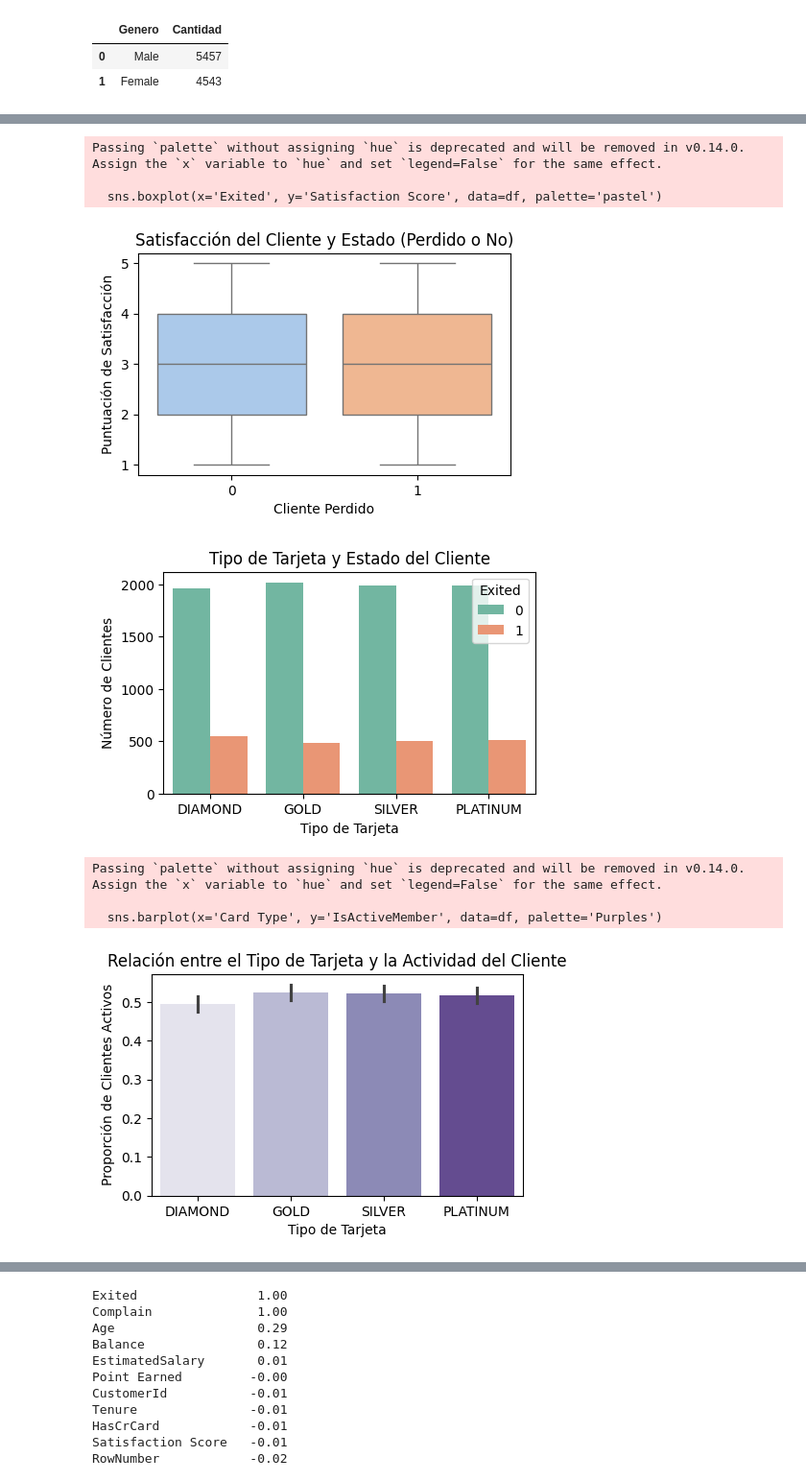
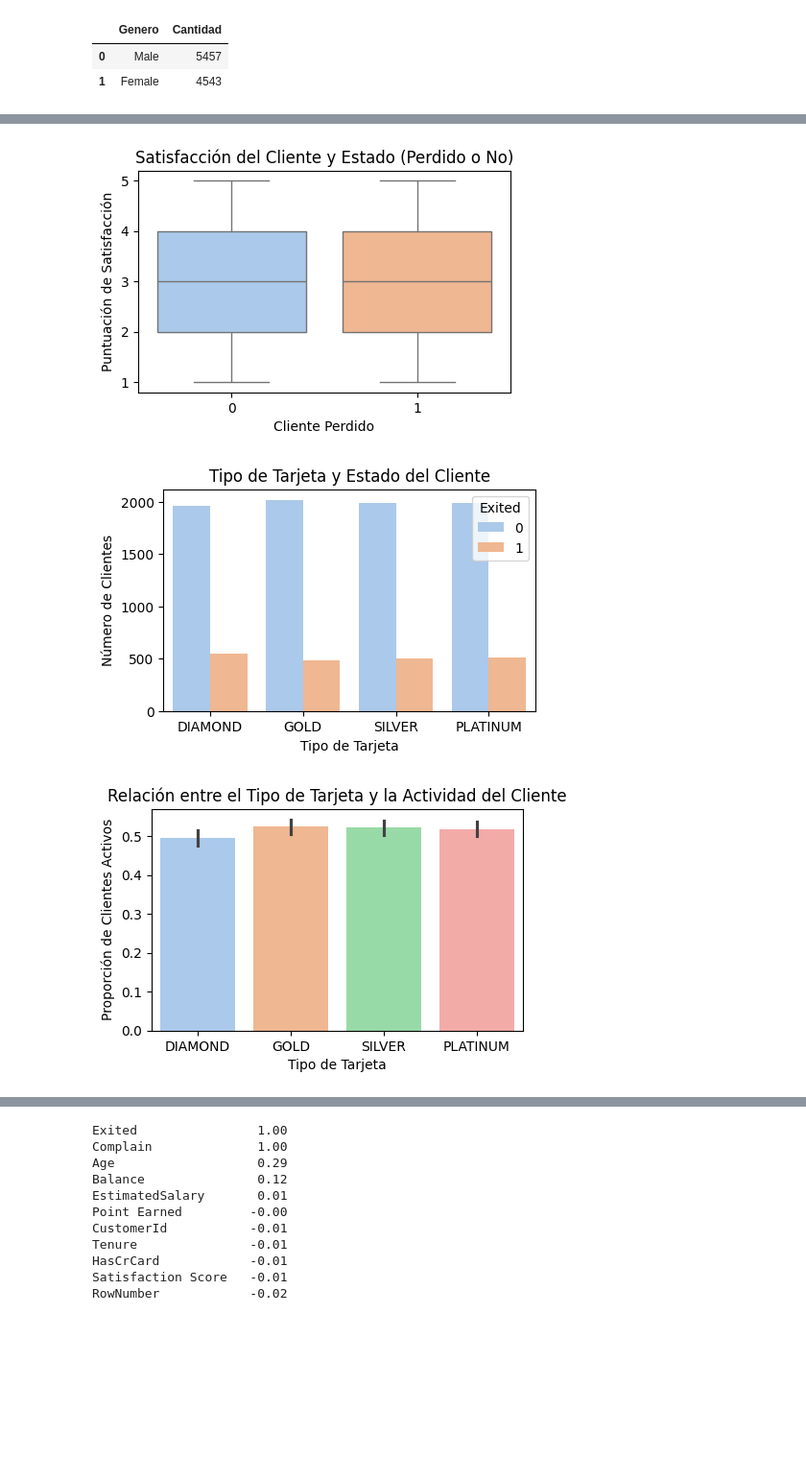
Before and after one commit to Leencita/Primer-Entregable, a Jupyter notebook: ProyectoDS_ParteI_+CabezasOlivas.ipynb, the cells around one changed output, grey strips where cells are left out. Shown at 96% size. Saved outputs shown, nothing was run; the diff lists cells and outputs as text; code cells hidden in the pictures; blank space fills up the shorter version.

```diff
--- a/ProyectoDS_ParteI_+CabezasOlivas.ipynb
+++ b/ProyectoDS_ParteI_+CabezasOlivas.ipynb
@@ -122,7 +123,7 @@ plt.show()
 # %%
 plt.figure(figsize=(5, 3))
 # Indicando el tamaño deseado del gráfico
-sns.boxplot(x='Exited', y='Satisfaction Score', data=df, palette='pastel')
+sns.boxplot(x='Exited', y='Satisfaction Score', data=df, hue='Exited', palette='pastel', legend=False)
 # Se crea un gráfico de Boxplot donde nos muestra en el eje x los clientes perdidos y en el eje y la satisfaccion del cliente
 plt.title('Satisfacción del Cliente y Estado (Perdido o No)')
 # Titulo del gráfico
@@ -132,14 +133,11 @@ plt.ylabel('Puntuación de Satisfacción')
 # Etiqueta del eje y
 plt.show()
 # %% [output]
-Passing `palette` without assigning `hue` is deprecated and will be removed in v0.14.0. Assign the `x` variable to `hue` and set `legend=False` for the same effect.
-
-  sns.boxplot(x='Exited', y='Satisfaction Score', data=df, palette='pastel')
 [figure]
 # %%
 plt.figure(figsize=(5, 3))
 # Indicando el tamaño deseado del gráfico
-sns.countplot(x='Card Type', hue='Exited', data=df, palette='Set2')
+sns.countplot(x='Card Type', hue='Exited', data=df, palette='pastel')
 # Se crea un gráfico de barras donde nos muestra en el eje x el tipo de tarjeta y en el eje y la cantidad de clientes perdidos
 plt.title('Tipo de Tarjeta y Estado del Cliente')
 # Titulo del gráfico
@@ -149,24 +147,21 @@ plt.ylabel('Número de Clientes')
 # Etiqueta del eje y
 plt.show()
 # %% [output]
-[figure, old version]
+[figure, new version]
 # %%
 plt.figure(figsize=(5, 3))
 # Indicando el tamaño deseado del gráfico
-sns.barplot(x='Card Type', y='IsActiveMember', data=df, palette='Purples')
+sns.barplot(x='Card Type', y='IsActiveMember', data=df, hue='Card Type', palette='pastel', legend=False)
 # Se crea un gráfico de barras donde nos muestra en el eje x el tipo de tarjeta y en el eje y la cantidad de clientes activos
 plt.title('Relación entre el Tipo de Tarjeta y la Actividad del Cliente')
 # Titulo del gráfico
 plt.xlabel('Tipo de Tarjeta')
 # Etiqueta del eje x
 plt.ylabel('Proporción de Clientes Activos')
 # Etiqueta del eje y
 plt.show()
 # %% [output]
-Passing `palette` without assigning `hue` is deprecated and will be removed in v0.14.0. Assign the `x` variable to `hue` and set `legend=False` for the same effect.
-
-  sns.barplot(x='Card Type', y='IsActiveMember', data=df, palette='Purples')
-[figure, old version]
+[figure, new version]
 # %%
 plt.title("Saldo en Cuenta", fontdict = {'fontsize': 20})
 # Titulo del gráfico
```
Also changed, not shown: parts of 4 cells of this notebook.
